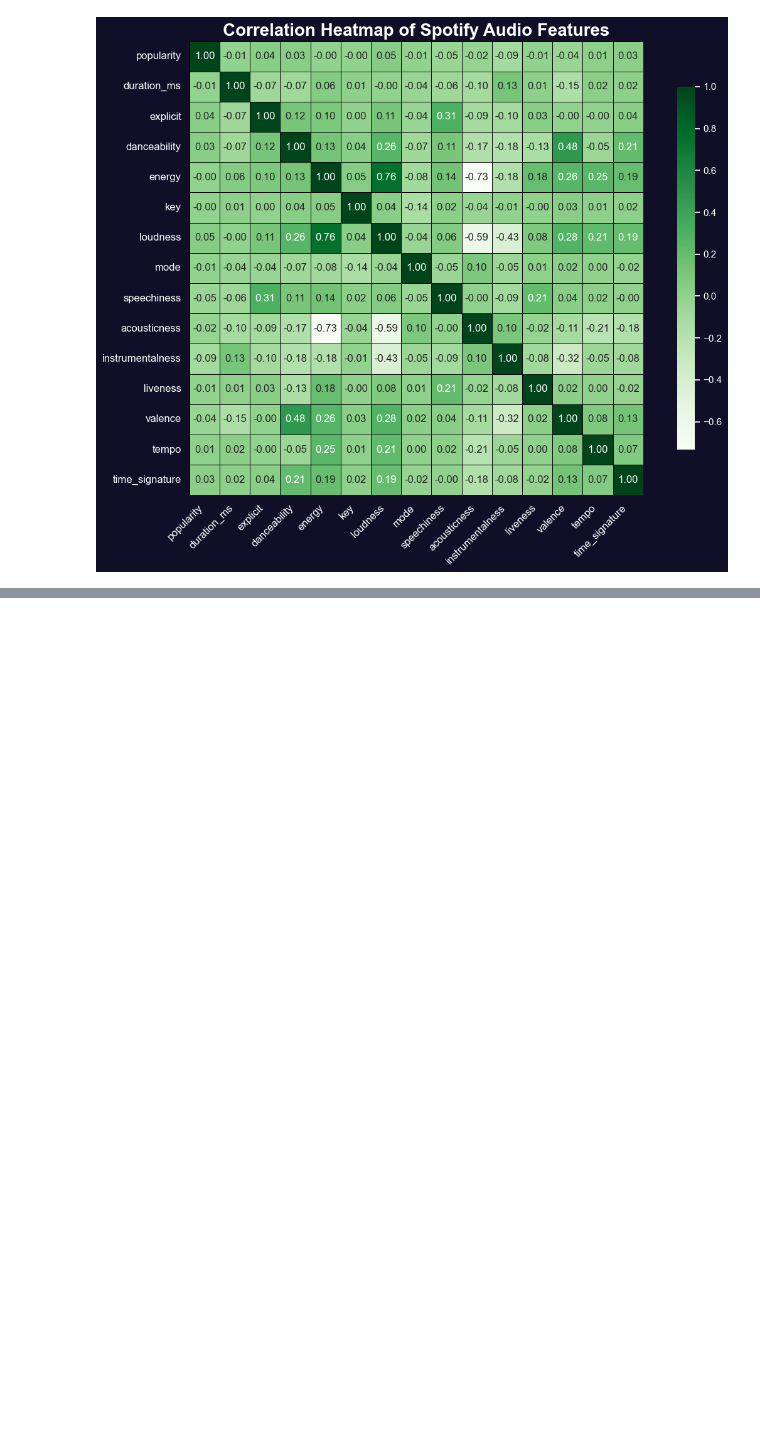
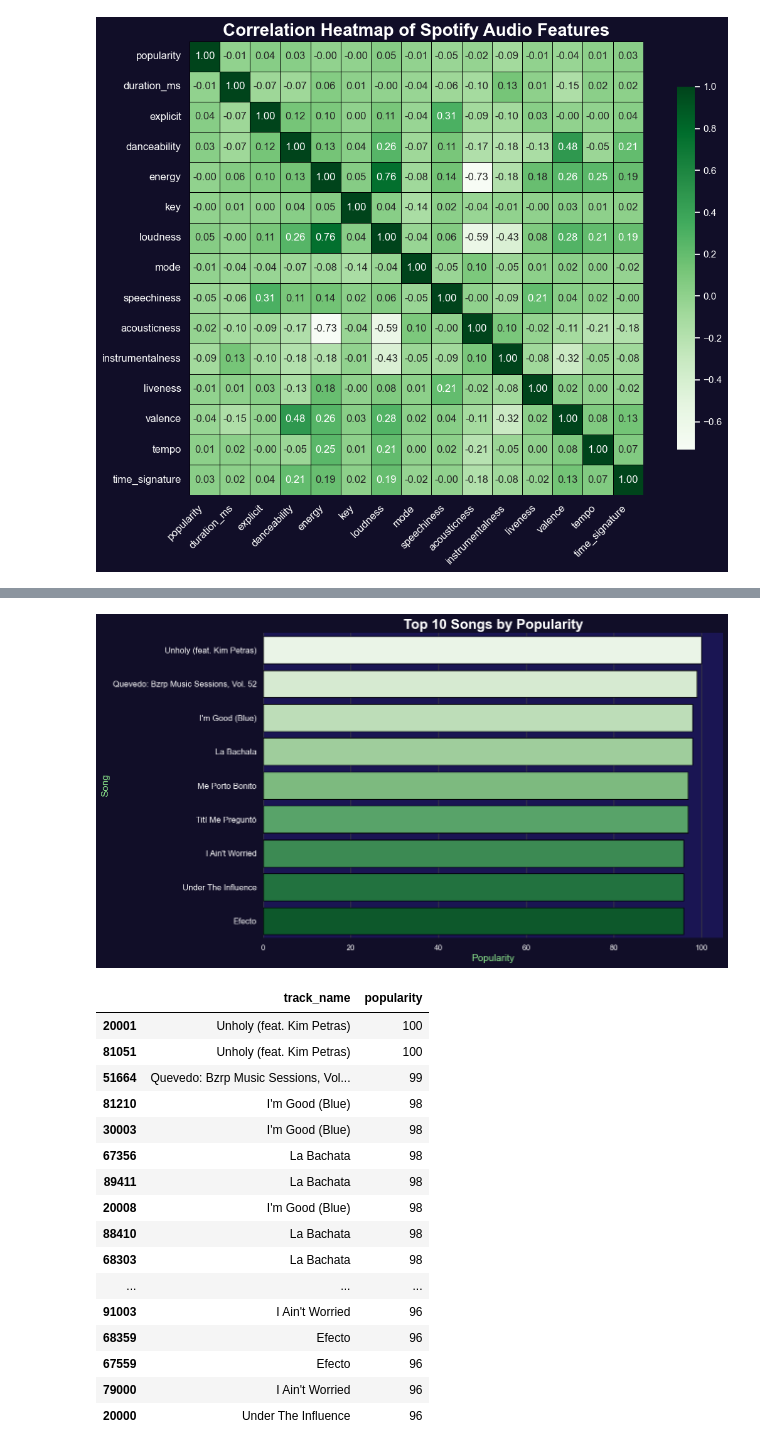
Before and after one commit to mianxabdullah/Spotify_Dashboard, a Jupyter notebook: notebooks/spotify_dashboard.ipynb, the cells around one changed output, grey strips where cells are left out. Drawn from its saved outputs; the diff is of its cells as text; code cells hidden in the pictures; blank space fills up the shorter version.

Commit message:
Added Bar Plot of Top 10 songs by Popularity

```diff
--- a/notebooks/spotify_dashboard.ipynb
+++ b/notebooks/spotify_dashboard.ipynb
@@ -149,0 +152,49 @@ plt.show()
+# %%
+# 3. Bar Plot of Top 10 songs by Popularity
+# Question: What are the top 10 songs of Spotify tracks in the dataset?
+
+ax = plt.gca()
+ax.set_facecolor("#1A1553")
+tracks = (
+    df[["track_name", "popularity"]]
+    .sort_values(by="popularity", ascending=False)
+    .head(25)
+)
+sns.barplot(
+    data=tracks,
+    x="popularity",
+    y="track_name",
+    edgecolor="black",
+    hue="track_name",
+    palette="Greens",
+    ax=ax,
+)
+
+plt.title("Top 10 Songs by Popularity", fontsize=20, fontweight="bold")
+plt.xlabel("Popularity", fontsize=14, color="lightgreen")
+plt.yticks(ha="right", fontsize=12)
+plt.ylabel("Song", fontsize=14, color="lightgreen")
+sns.despine(left=True, bottom=True)
+plt.savefig("../images/top_10_songs.png", dpi=300, bbox_inches="tight")
+plt.show()
+tracks
+# Insight: The bar plot shows the top 10 songs ranked by popularity in the dataset.
+# %% [output]
+[figure, added]
+|  | track_name | popularity |
+| 20001 | Unholy (feat. Kim Petras) | 100 |
+| 81051 | Unholy (feat. Kim Petras) | 100 |
+| 51664 | Quevedo: Bzrp Music Sessions, Vol... | 99 |
+| 81210 | I'm Good (Blue) | 98 |
+| 30003 | I'm Good (Blue) | 98 |
+| 67356 | La Bachata | 98 |
+| 89411 | La Bachata | 98 |
+| 20008 | I'm Good (Blue) | 98 |
+| 88410 | La Bachata | 98 |
+| 68303 | La Bachata | 98 |
+| ... | ... | ... |
+| 91003 | I Ain't Worried | 96 |
+| 68359 | Efecto | 96 |
+| 67559 | Efecto | 96 |
+| 79000 | I Ain't Worried | 96 |
+| 20000 | Under The Influence | 96 |
```
Also changed, not shown: parts of 1 cell of this notebook.
